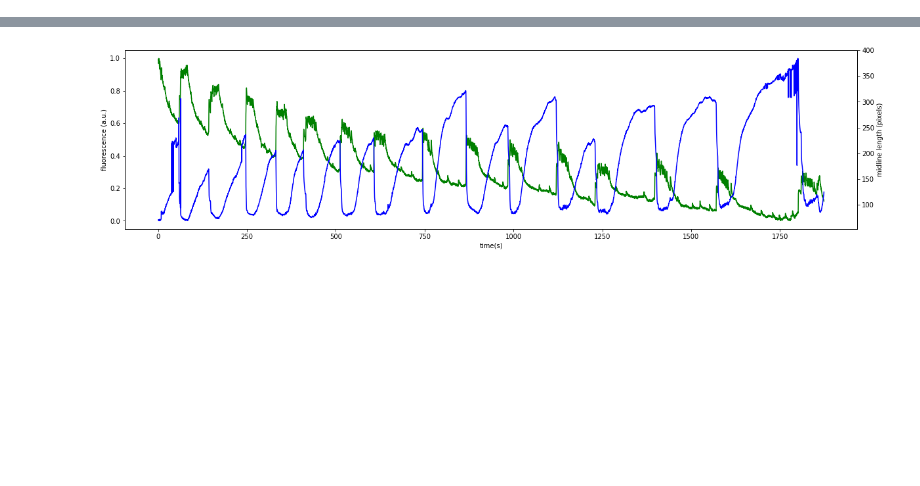
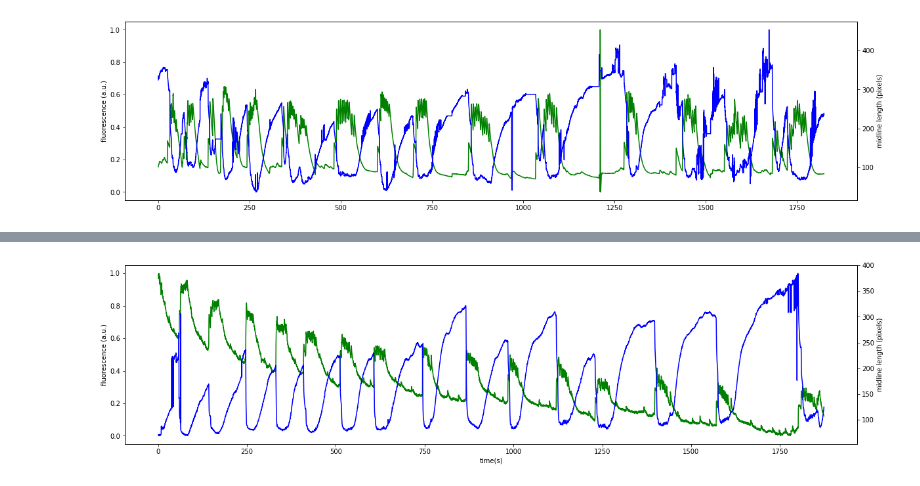
Before and after one commit to hengjiwang/hydracv, a Jupyter notebook: hydracv/_overlay_midline_and_fluo.ipynb, the cells around one changed output, grey strips where cells are left out. Drawn from its saved outputs; the diff is of its cells as text; code cells hidden in the pictures; blank space fills up the shorter version.

```diff
--- a/hydracv/_overlay_midline_and_fluo.ipynb
+++ b/hydracv/_overlay_midline_and_fluo.ipynb
@@ -45,2 +57,7 @@ anlzr.plot_fluos_and_midline_lens(VIDEONAME[0])
+# %%
+anlzr.add_midline_lens(VIDEONAME[1], FILEPATH[1])
+anlzr.plot_fluos_and_midline_lens(VIDEONAME[1])
+# %% [output]
+[figure, added]
 # %%
 anlzr.add_midline_lens(VIDEONAME[2], FILEPATH[2])
```
Also changed, not shown: parts of 10 cells of this notebook, 26 other files.
